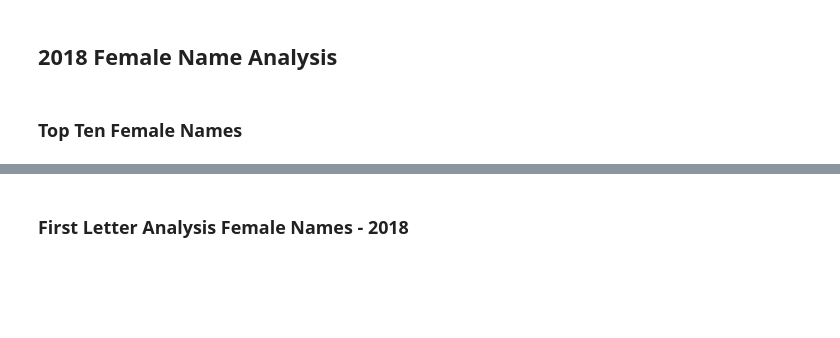
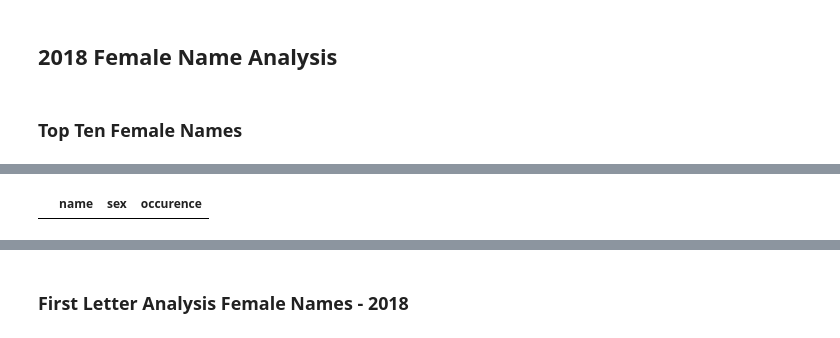
Before and after one commit to arjneal/DataScience, a Jupyter notebook: data_analytics/jupyter_notebooks/babynames.ipynb, the cells around one changed output, grey strips where cells are left out. Drawn from its saved outputs; the diff is of its cells as text; code cells hidden in the pictures; blank space fills up the shorter version.

```diff
--- a/data_analytics/jupyter_notebooks/babynames.ipynb
+++ b/data_analytics/jupyter_notebooks/babynames.ipynb
@@ -84,3 +106,7 @@ top_ten_female
+# %%
+female_data.where(female_data['name'] == '').dropna()
+# %% [output]
+|  | name | sex | occurence |
 # %%
 matplotlib.rcParams['figure.figsize'] = [10, 10]
 from matplotlib import pyplot as plt
```
Also changed, not shown: parts of 13 cells of this notebook.
